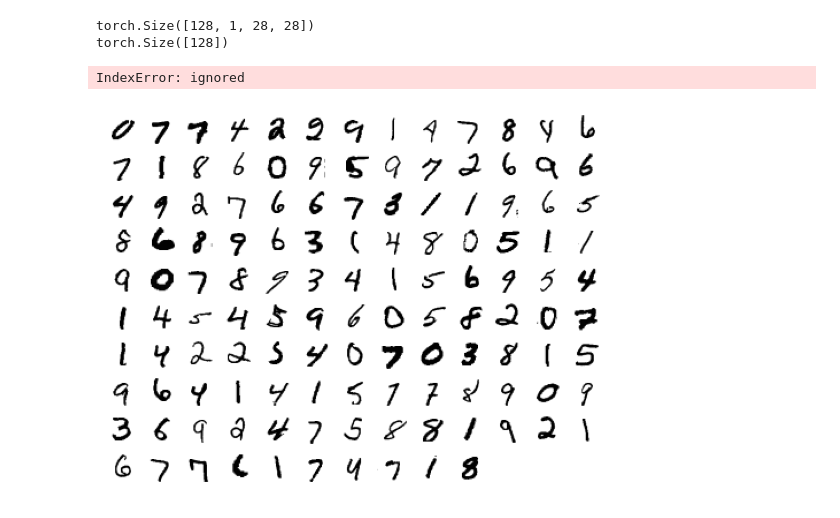
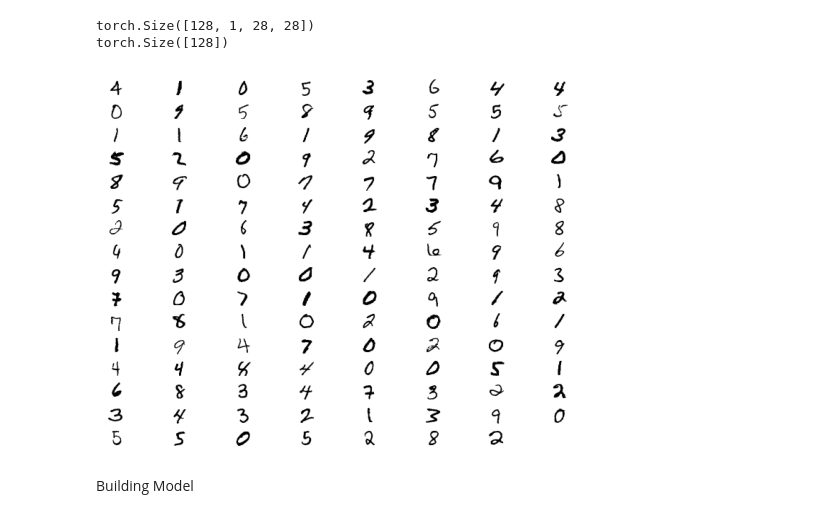
Before and after one commit to AyushPorwal247/MNIST-classification-using-pytorch, a Jupyter notebook: MNIST_classifier.ipynb, the cells around one changed output. Saved outputs shown, nothing was run; the diff lists cells and outputs as text; code cells hidden in the pictures.

```diff
--- a/MNIST_classifier.ipynb
+++ b/MNIST_classifier.ipynb
@@ -84,11 +94,12 @@ torch.Size([128])
 # %%
 number_of_images = 128
 plt.figure()
 
-for index in range(1, number_of_images + 1):
-  plt.subplot(10, 13, index)
+for index in range(1, number_of_images):
+  plt.subplot(16, 8, index)
   plt.axis(False)
   plt.imshow(images[index][0].numpy(), cmap = 'gray_r')
 # %% [output]
-IndexError: ignored
-[figure, old version]
+[figure, new version]
+# %% [markdown]
+Building Model
```
Also changed, not shown: parts of 3 cells of this notebook.
